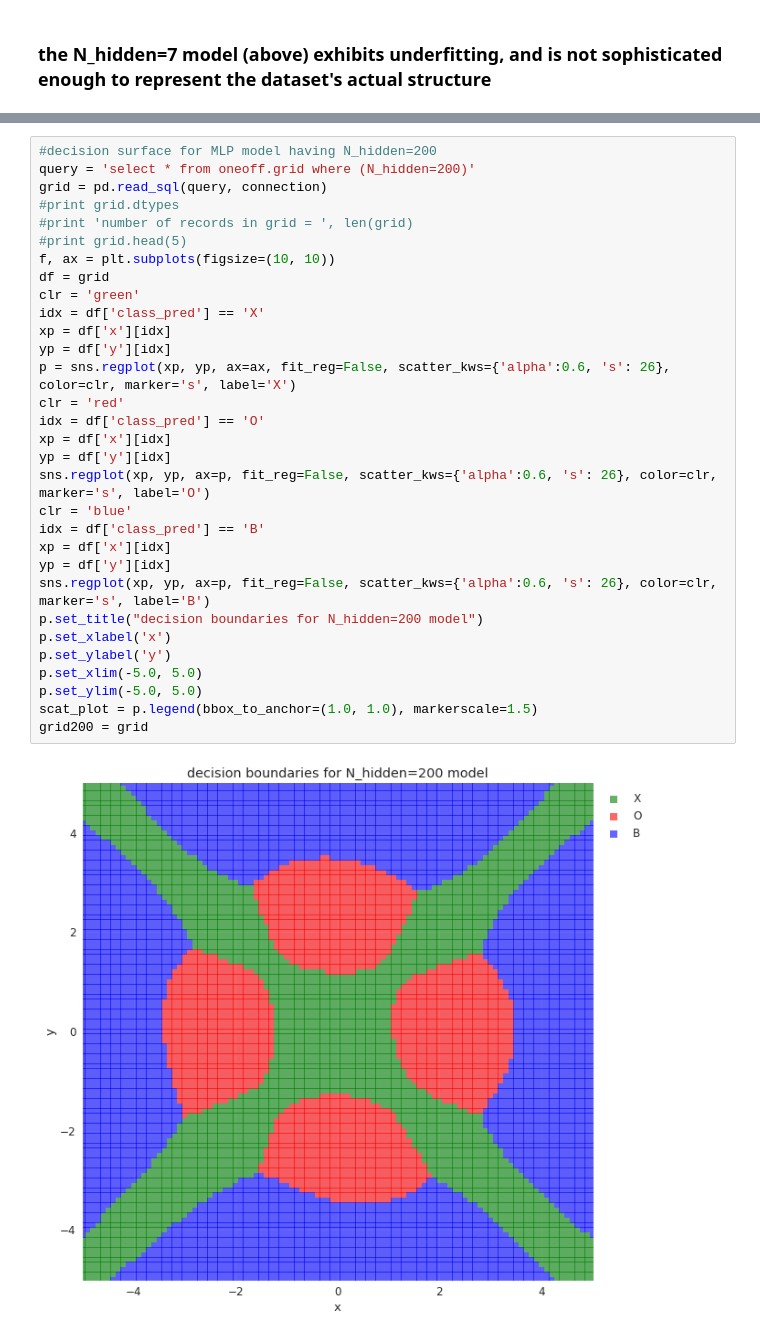
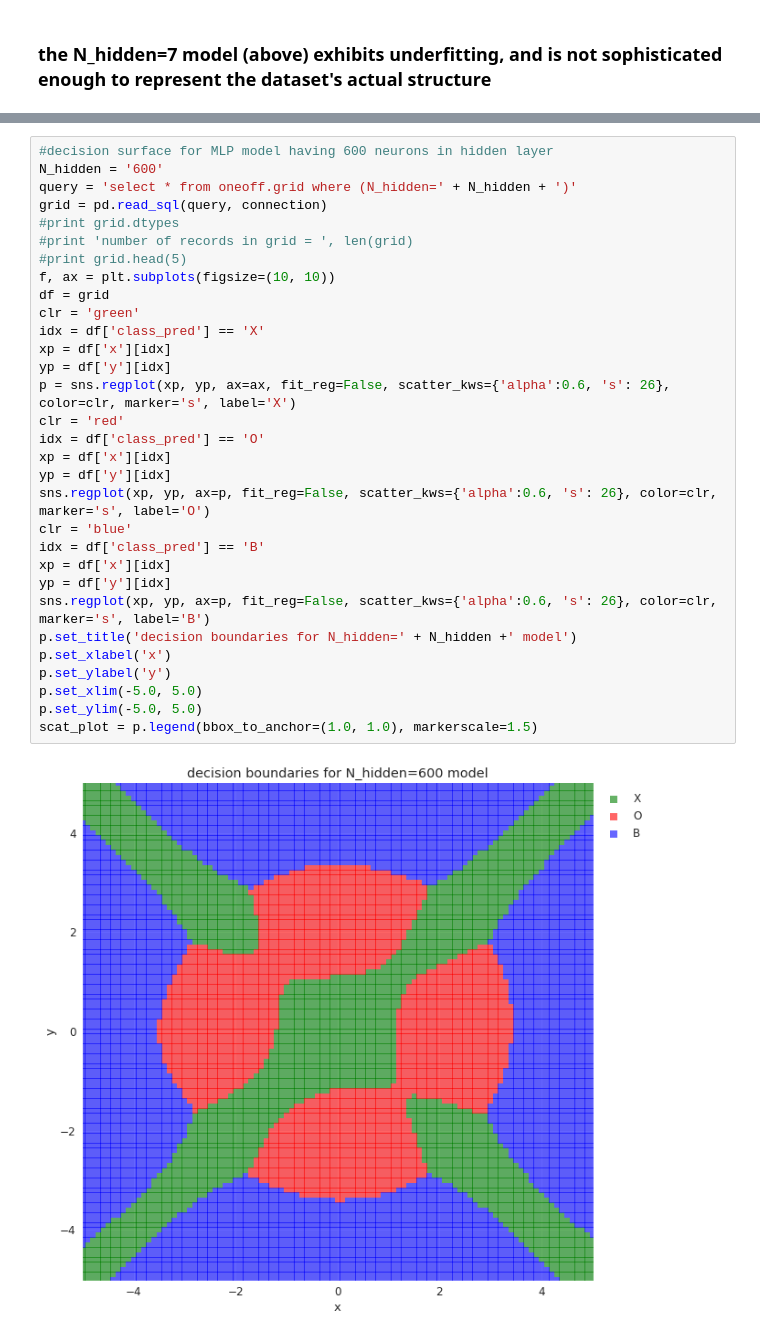
Before and after one commit to joehahn/spark-one-off, a Jupyter notebook: dashboard.ipynb, the cells around one changed output, grey strips where cells are left out. Drawn from its saved outputs; the diff is of its cells as text.

```diff
--- a/dashboard.ipynb
+++ b/dashboard.ipynb
@@ -268,33 +272,33 @@ grid150 = grid
 # %%
-#decision surface for MLP model having N_hidden=200
-query = 'select * from oneoff.grid where (N_hidden=200)'
+#decision surface for MLP model having 600 neurons in hidden layer
+N_hidden = '600'
+query = 'select * from oneoff.grid where (N_hidden=' + N_hidden + ')'
 grid = pd.read_sql(query, connection)
 #print grid.dtypes
 #print 'number of records in grid = ', len(grid)
 #print grid.head(5)
 f, ax = plt.subplots(figsize=(10, 10))
 df = grid
 clr = 'green'
 idx = df['class_pred'] == 'X'
 xp = df['x'][idx]
 yp = df['y'][idx]
 p = sns.regplot(xp, yp, ax=ax, fit_reg=False, scatter_kws={'alpha':0.6, 's': 26}, color=clr, marker='s', label='X')
 clr = 'red'
 idx = df['class_pred'] == 'O'
 xp = df['x'][idx]
 yp = df['y'][idx]
 sns.regplot(xp, yp, ax=p, fit_reg=False, scatter_kws={'alpha':0.6, 's': 26}, color=clr, marker='s', label='O')
 clr = 'blue'
 idx = df['class_pred'] == 'B'
 xp = df['x'][idx]
 yp = df['y'][idx]
 sns.regplot(xp, yp, ax=p, fit_reg=False, scatter_kws={'alpha':0.6, 's': 26}, color=clr, marker='s', label='B')
-p.set_title("decision boundaries for N_hidden=200 model")
+p.set_title('decision boundaries for N_hidden=' + N_hidden +' model')
 p.set_xlabel('x')
 p.set_ylabel('y')
 p.set_xlim(-5.0, 5.0)
 p.set_ylim(-5.0, 5.0)
 scat_plot = p.legend(bbox_to_anchor=(1.0, 1.0), markerscale=1.5)
-grid200 = grid
 # %% [output]
-[figure, old version]
+[figure, new version]
```
Also changed, not shown: parts of 16 cells of this notebook.
